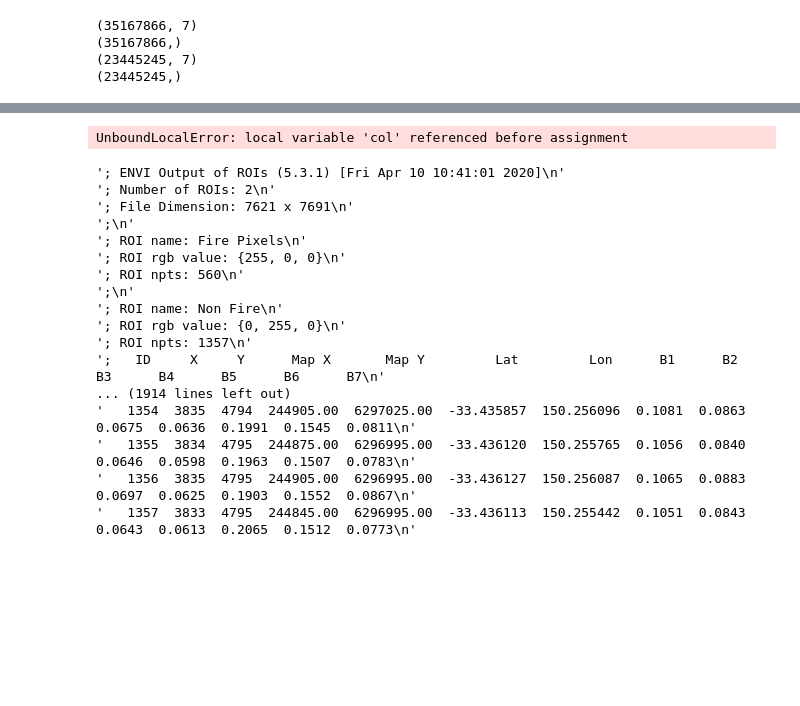
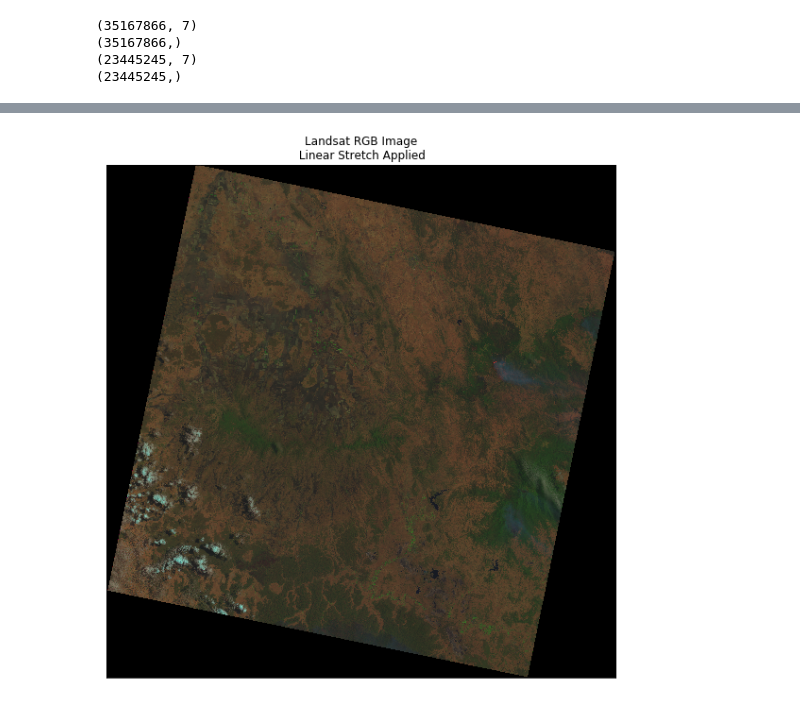
Before and after one commit to fireDetectionPrj/fireDetectionTeam, a Jupyter notebook: Neural Network Classifications.ipynb, the cells around one changed output, grey strips where cells are left out. Drawn from its saved outputs; the diff is of its cells as text; code cells hidden in the pictures; blank space fills up the shorter version.

```diff
--- a/Neural Network Classifications.ipynb
+++ b/Neural Network Classifications.ipynb
@@ -118,0 +120,6 @@ P-Score: 0.950, R-Score: 1.000
+# %%
+landsat_path = glob("LC08_L1TP_090082_20191231_20200111_01_T1/LC08_L1TP_090082_20191231_20200111_01_T1_B*.TIF")
+landsat_path.sort()
+array_stack, meta_data = es.stack(landsat_path)
+
+print(len(landsat_path))
@@ -119,33 +146,16 @@ P-Score: 0.950, R-Score: 1.000
+# %%
+# Adjust the amount of linear stretch to futher brighten the image
+
+ep.plot_rgb(array_stack,
+            rgb=[5, 4, 2],
+            title="Landsat RGB Image\n Linear Stretch Applied")
+plt.show()
+# %% [output]
+[figure, added]
 # %%
-predicted = model.predict(victoria)
+predicted = model.predict(featuresEastAus)
 predicted = predicted[:,1]
 #Export raster
-prediction = np.reshape(predicted, (victoria.RasterYSize, victoria.RasterXSize))
-outFile = 'Victoria Fire predicted.tif'
+prediction = np.reshape(predicted, (ds5.RasterYSize, ds5.RasterXSize))
+outFile = 'Eastern Australia Fire Prediction.tif'
 raster.export(prediction, ds5, filename=outFile, dtype='float')
-# %% [output]
-UnboundLocalError: local variable 'col' referenced before assignment
-# %%
-# Extracting Values of ROI that have both fire and nonfire
-#Reading Training Regions of Interest Pixels
-rios = open("RIOs_fire_nonFire_text.txt","r")
-for line in rios:
-    print(repr(line))
-# %% [output]
-'; ENVI Output of ROIs (5.3.1) [Fri Apr 10 10:41:01 2020]\n'
-'; Number of ROIs: 2\n'
-'; File Dimension: 7621 x 7691\n'
-';\n'
-'; ROI name: Fire Pixels\n'
-'; ROI rgb value: {255, 0, 0}\n'
-'; ROI npts: 560\n'
-';\n'
-'; ROI name: Non Fire\n'
-'; ROI rgb value: {0, 255, 0}\n'
-'; ROI npts: 1357\n'
-';   ID     X     Y      Map X       Map Y         Lat         Lon      B1      B2      B3      B4      B5      B6      B7\n'
-... (1914 lines left out)
-'   1354  3835  4794  244905.00  6297025.00  -33.435857  150.256096  0.1081  0.0863  0.0675  0.0636  0.1991  0.1545  0.0811\n'
-'   1355  3834  4795  244875.00  6296995.00  -33.436120  150.255765  0.1056  0.0840  0.0646  0.0598  0.1963  0.1507  0.0783\n'
-'   1356  3835  4795  244905.00  6296995.00  -33.436127  150.256087  0.1065  0.0883  0.0697  0.0625  0.1903  0.1552  0.0867\n'
-'   1357  3833  4795  244845.00  6296995.00  -33.436113  150.255442  0.1051  0.0843  0.0643  0.0613  0.2065  0.1512  0.0773\n'
```
Also changed, not shown: parts of 12 cells of this notebook.
